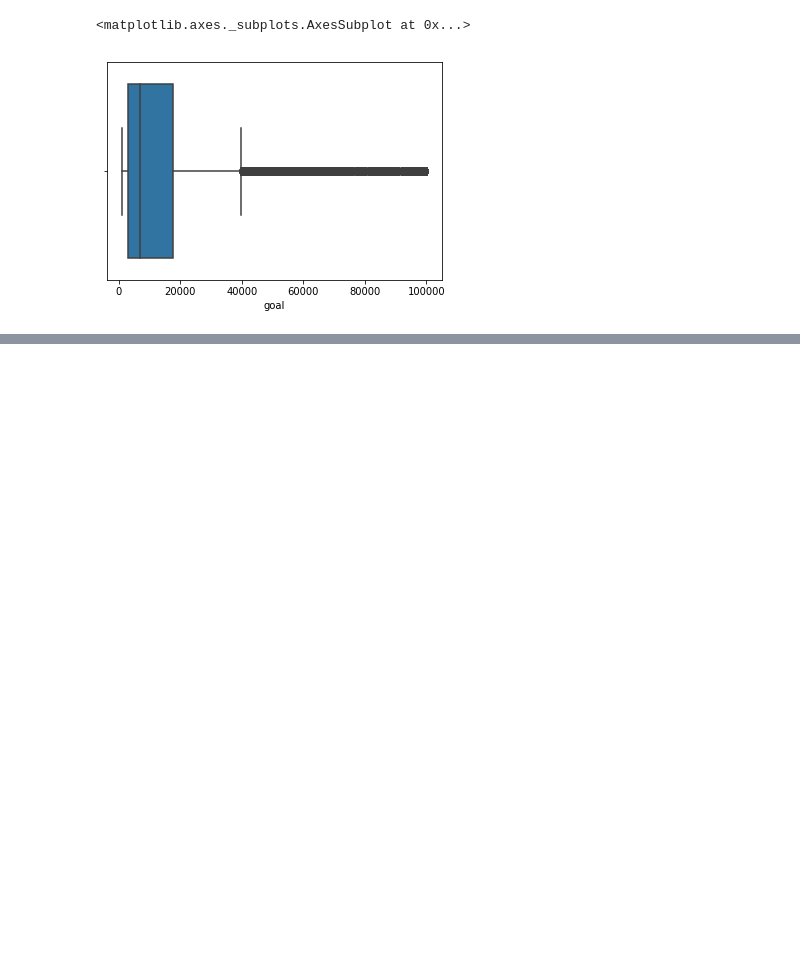
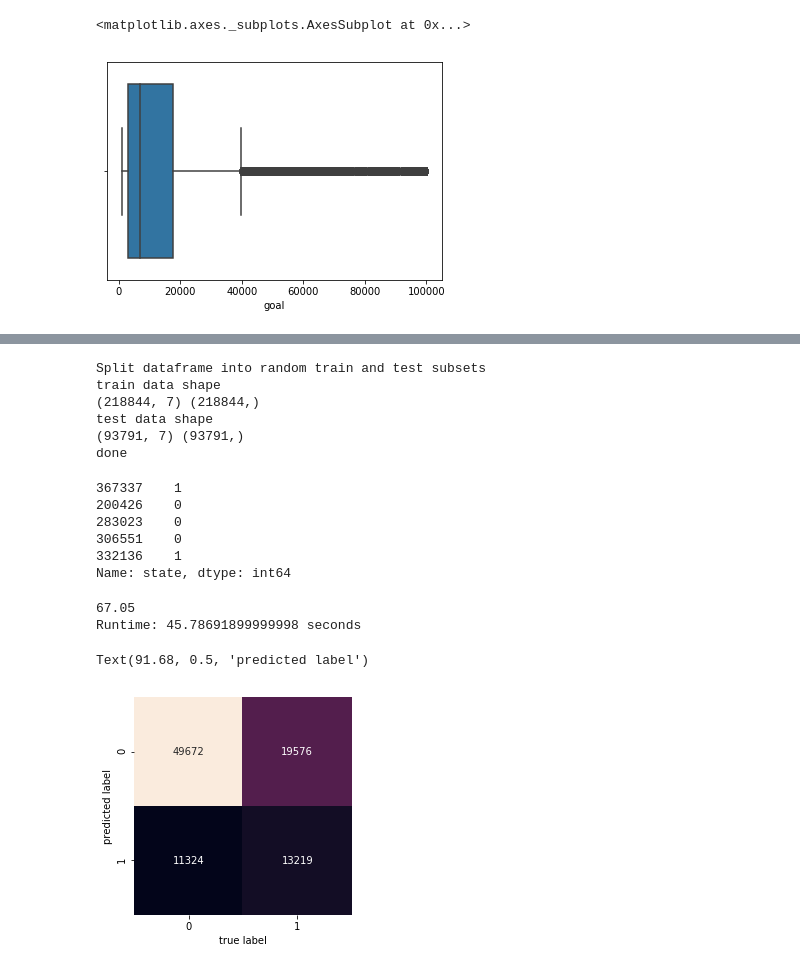
Before and after one commit to victormazevedo/kickstart-random-forest-model, a Jupyter notebook: Kickstarter_Model.ipynb, the cells around one changed output, grey strips where cells are left out. Drawn from its saved outputs; the diff is of its cells as text; code cells hidden in the pictures; blank space fills up the shorter version.

```diff
--- a/Kickstarter_Model.ipynb
+++ b/Kickstarter_Model.ipynb
@@ -391,0 +490,8 @@ sns.boxplot(x=df['goal'])
+# %%
+print('drop target variable from train/test datasets')
+print(df.shape)
+df.head()
+y = df['state']
+print(y.shape)
+y.head(5)
+df = df.drop('state', 1)
@@ -391,0 +522,57 @@ sns.boxplot(x=df['goal'])
+# %%
+print('Split dataframe into random train and test subsets')
+X_train, X_test, Y_train, Y_test = train_test_split(
+    df,
+    y,
+    test_size = 0.3,
+    random_state = 42
+)
+
+print('train data shape')
+print(X_train.shape, Y_train.shape)
+print('test data shape')
+print(X_test.shape, Y_test.shape)
+print('done')
+# %% [output]
+Split dataframe into random train and test subsets
+train data shape
+(218844, 7) (218844,)
+test data shape
+(93791, 7) (93791,)
+done
+# %%
+X_test.head()
+Y_test.head()
+# %% [output]
+367337    1
+200426    0
+283023    0
+306551    0
+332136    1
+Name: state, dtype: int64
+# %%
+  # 67.01 10 estimators (arvores)
+# 66.98 20 estimators
+#67.05 30 estimators
+#66.09 40 estimators
+#66.09 50 estimators
+#67.28 60 estimators
+
+start_time = time.clock() # Start time.
+random_forest = RandomForestClassifier(n_estimators=100)
+random_forest.fit(X_train, Y_train)
+acc_random_forest = round(random_forest.score(X_test, Y_test) * 100, 2)
+print(acc_random_forest)
+print('Runtime: '+'%s seconds'% (time.clock() - start_time)) # End time.
+# %% [output]
+67.05
+Runtime: 45.78691899999998 seconds
+# %%
+ypred = random_forest.predict(X_test)
+mat = confusion_matrix(Y_test, ypred)
+sns.heatmap(mat.T, square=True, annot=True, fmt='d', cbar=False)
+plt.xlabel('true label')
+plt.ylabel('predicted label')
+# %% [output]
+Text(91.68, 0.5, 'predicted label')
+[figure, added]
```
Also changed, not shown: parts of 28 cells of this notebook.
